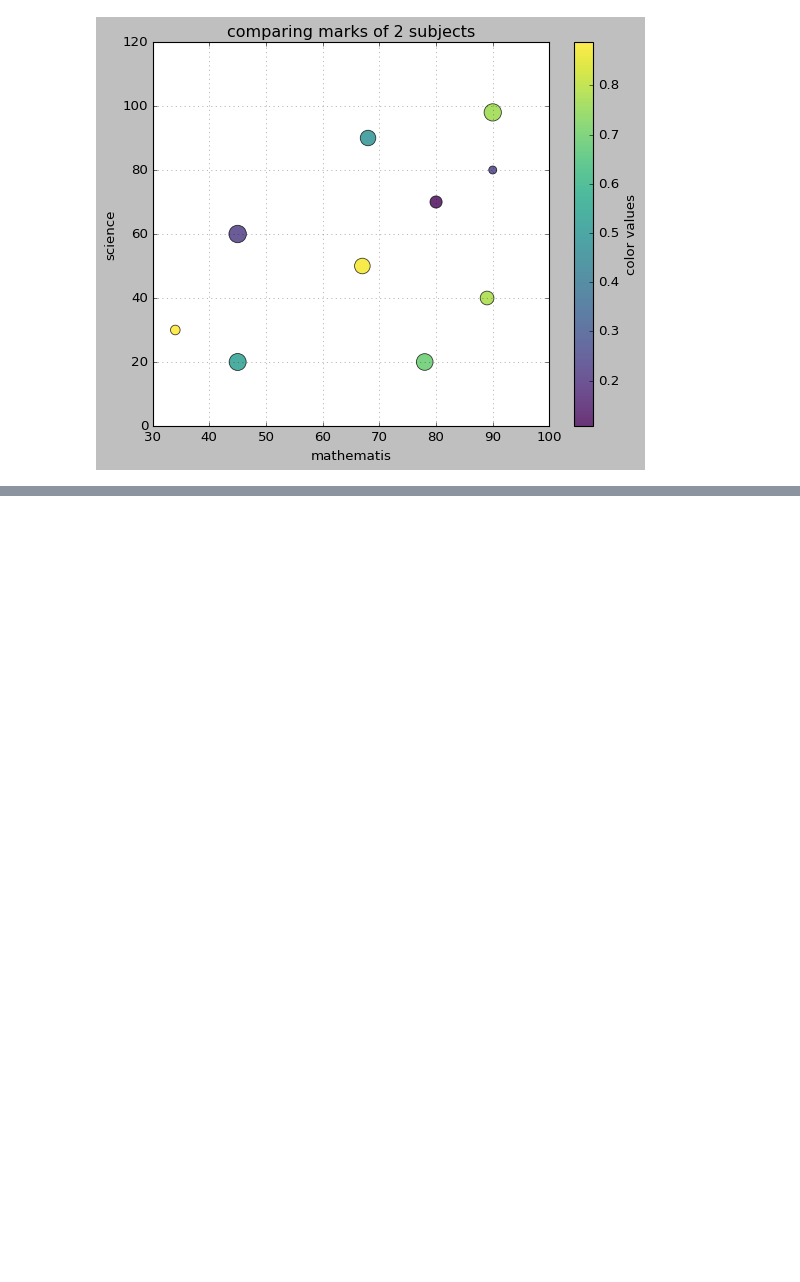
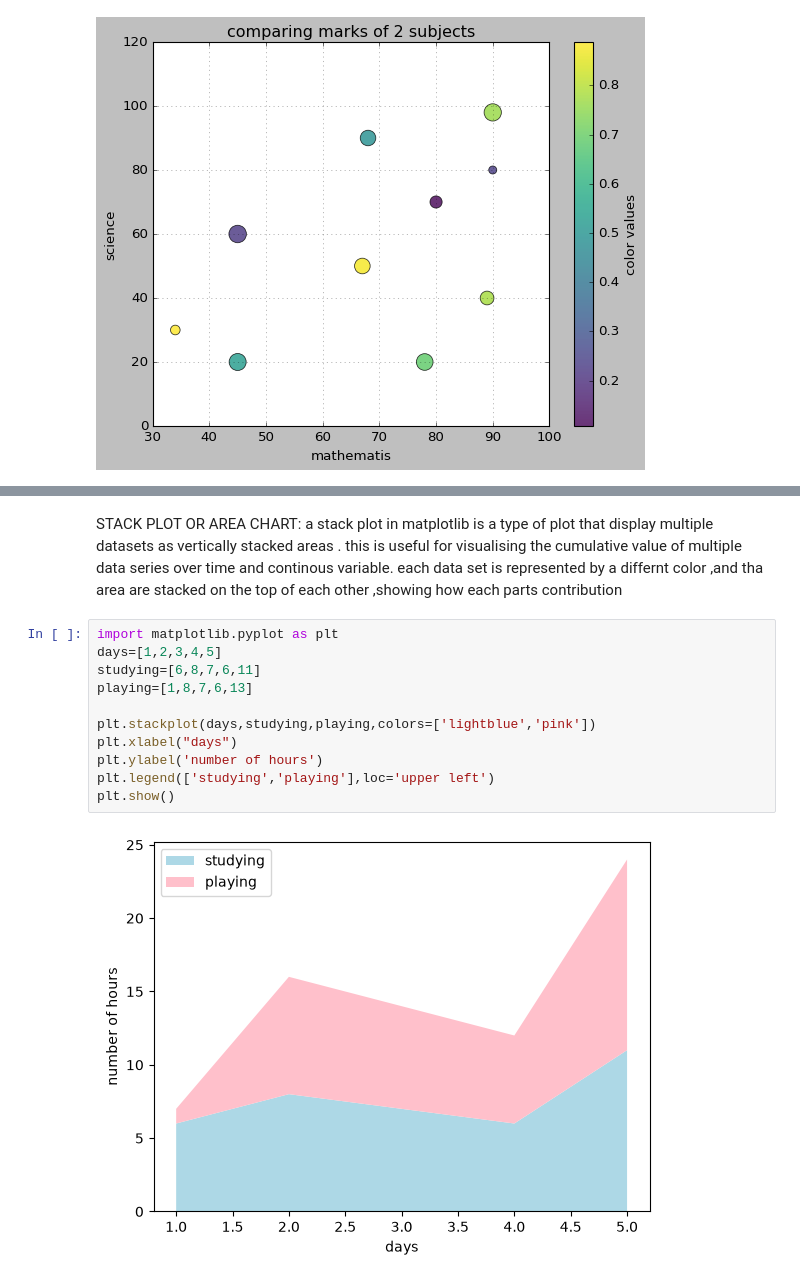
Before and after one commit to shimnasherin73/python-basics, a Jupyter notebook: matplotlib.ipynb, the cells around one changed output, grey strips where cells are left out. Saved outputs shown, nothing was run; the diff lists cells and outputs as text; blank space fills up the shorter version.

```diff
--- a/matplotlib.ipynb
+++ b/matplotlib.ipynb
@@ -426,0 +451,18 @@ plt.show()
+# %% [markdown]
+STACK PLOT OR AREA CHART:
+a stack plot in matplotlib is a type of plot that display multiple datasets as vertically stacked areas .
+this is useful for visualising the cumulative  value of multiple data series over time and continous variable.
+each data set is represented by a differnt color ,and tha area are stacked on the top of each other ,showing how each parts contribution
+# %%
+import matplotlib.pyplot as plt
+days=[1,2,3,4,5]
+studying=[6,8,7,6,11]
+playing=[1,8,7,6,13]
+
+plt.stackplot(days,studying,playing,colors=['lightblue','pink'])
+plt.xlabel("days")
+plt.ylabel('number of hours')
+plt.legend(['studying','playing'],loc='upper left')
+plt.show()
+# %% [output]
+[figure, added]
```
Also changed, not shown: parts of 12 cells of this notebook.
